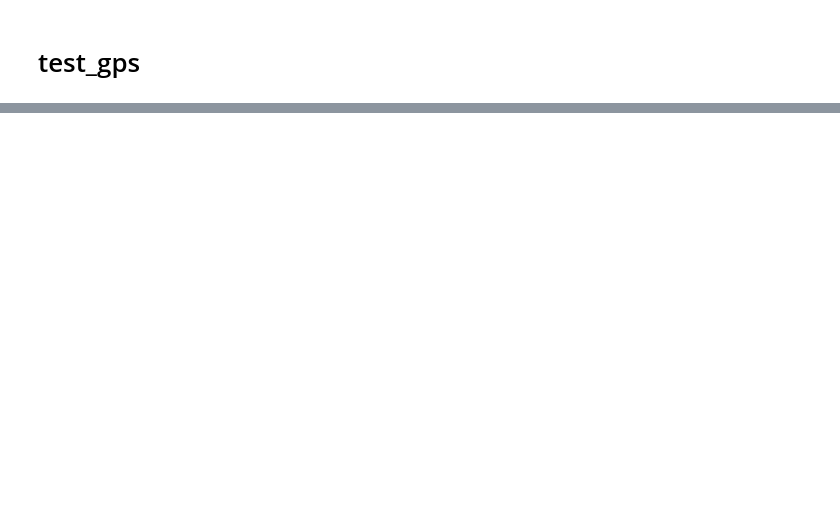
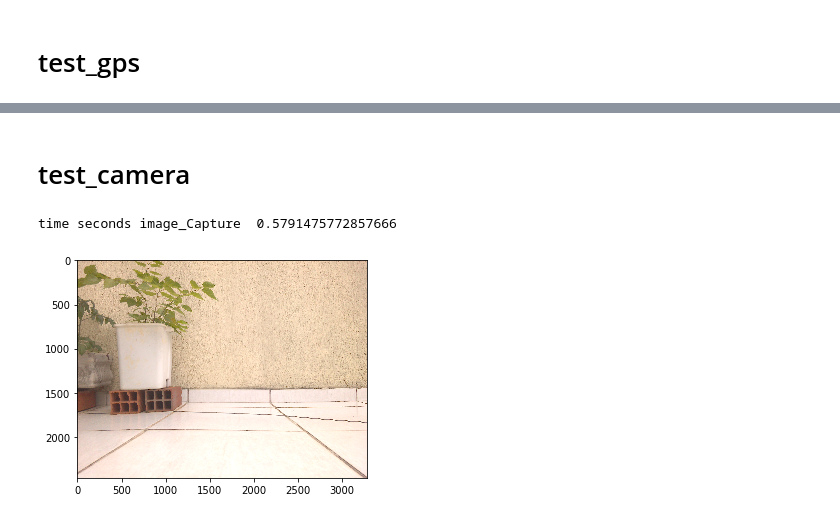
Before and after one commit to WilsonQueirozdeOliveira/jetson_nano, a Jupyter notebook: Robocar_race/src/test_systems.ipynb, the cells around one changed output, grey strips where cells are left out. Drawn from its saved outputs; the diff is of its cells as text; code cells hidden in the pictures; blank space fills up the shorter version.

```diff
--- a/Robocar_race/src/test_systems.ipynb
+++ b/Robocar_race/src/test_systems.ipynb
@@ -64,0 +43,51 @@ time seconds all 0.5610687732696533
+# %% [markdown]
+# test_camera
+# %%
+#!/usr/bin/env python3
+
+import time
+import cv2
+from matplotlib import pyplot as plt
+
+# gstreamer_pipeline returns a GStreamer pipeline for capturing from the CSI camera
+# Defaults to 1280x720 @ 60fps
+# Flip the image by setting the flip_method (most common values: 0 and 2)
+# display_width and display_height determine the size of the window on the screen
+
+
+def gstreamer_pipeline(capture_width=3280,capture_height=2464,
+                       display_width=3280,display_height=2464,
+                       framerate=21,flip_method=0,
+                      ):
+
+    return ("nvarguscamerasrc ! ""video/x-raw(memory:NVMM), "
+            "width=(int)%d, height=(int)%d, "
+            "format=(string)NV12, framerate=(fraction)%d/1 ! "
+            "nvvidconv flip-method=%d ! "
+            "video/x-raw, width=(int)%d, height=(int)%d,format=(string)BGRx ! "
+            "videoconvert ! ""video/x-raw, format=(string)BGR ! appsink"
+            % (capture_width,capture_height,framerate,flip_method,display_width,display_height,)
+           )
+
+
+def show_camera():
+    start = time.time()
+    #print(gstreamer_pipeline(flip_method=0))
+    cap = cv2.VideoCapture(gstreamer_pipeline(flip_method=0), cv2.CAP_GSTREAMER)
+    if cap.isOpened():
+        ret_val, img = cap.read()
+        end = time.time()
+        print("time seconds image_Capture ", end-start)
+        img = cv2.cvtColor(img, cv2.COLOR_BGR2RGB)
+        plt.imshow(img)
+        plt.show()
+        cap.release()
+    else:
+        print("Unable to open camera")
+
+
+if __name__ == "__main__":
+    show_camera()
+# %% [output]
+time seconds image_Capture  0.5791475772857666
+[figure, added]
```
Also changed, not shown: parts of 1 cell of this notebook, 1 other file.
